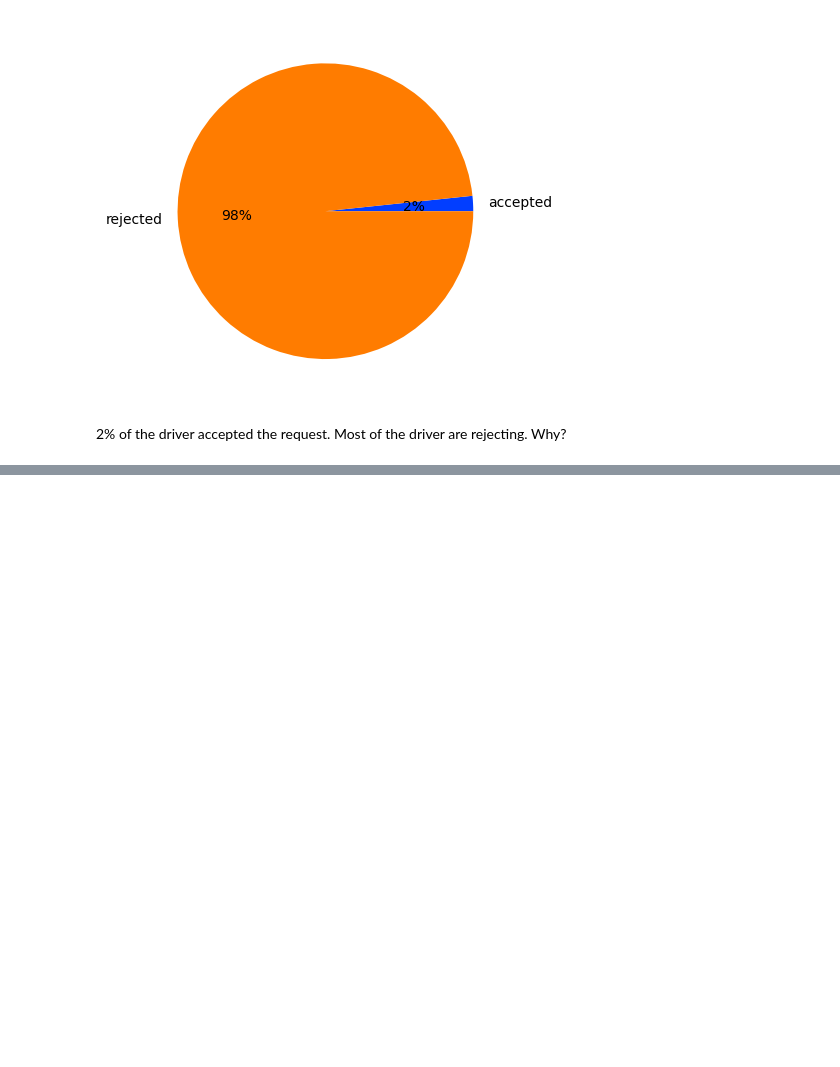
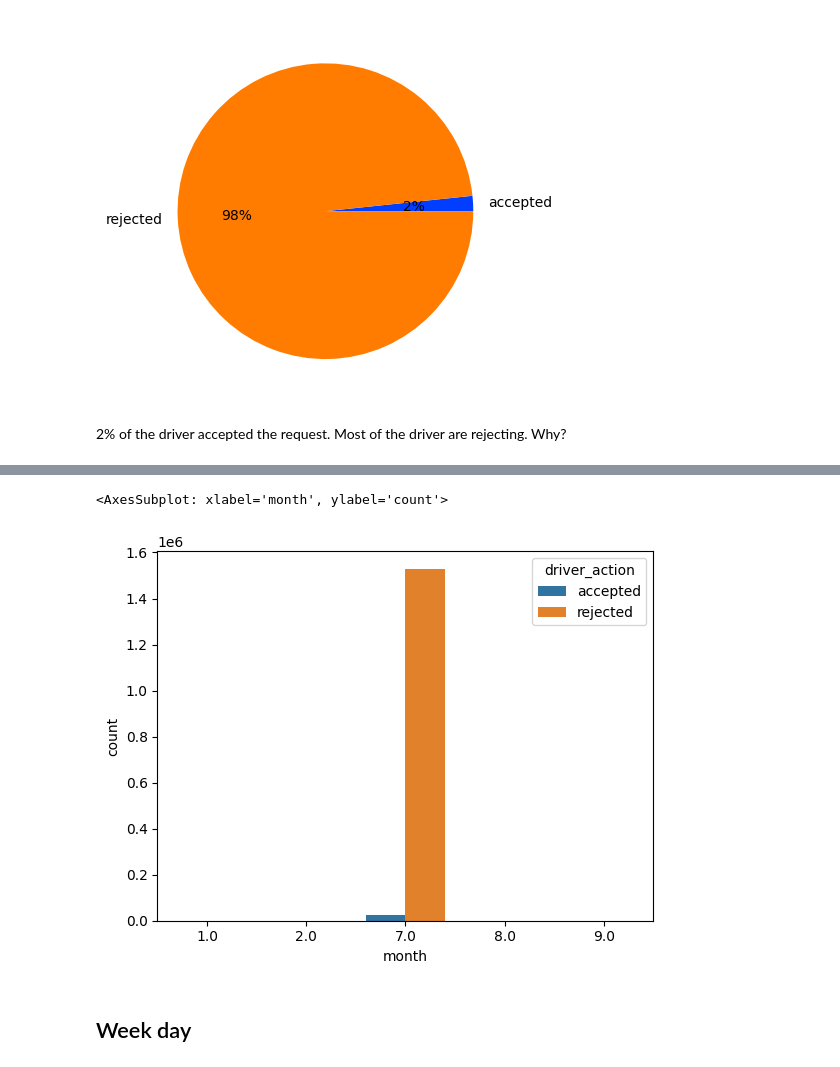
Before and after one commit to degagawolde/delivery-drivers-location-optimisation-with-causal-inference, a Jupyter notebook: notebooks/data_visualization.ipynb, the cells around one changed output, grey strips where cells are left out. Cells and saved outputs as stored; diff of their text form; code cells hidden in the pictures; blank space fills up the shorter version.

```diff
--- a/notebooks/data_visualization.ipynb
+++ b/notebooks/data_visualization.ipynb
@@ -78,0 +89,4 @@ plt.show()
+# %%
+df_acc = df.groupby(['driver_action','month']).agg(
+    {'driver_action':['count']}).reset_index()
+df_acc
@@ -78,0 +105,15 @@ plt.show()
+# %%
+df_acc_new = pd.DataFrame()
+df_acc_new['count'] = df_acc['driver_action']['count']
+df_acc_new['driver_action'] = df_acc['driver_action']['']
+df_acc_new['month'] = df_acc['month']
+# %%
+sns.barplot(
+    data=df_acc_new,
+    x="month", y="count", hue="driver_action"
+)
+# %% [output]
+<AxesSubplot: xlabel='month', ylabel='count'>
+[figure, added]
+# %% [markdown]
+## Week day
```
Also changed, not shown: parts of 14 cells of this notebook, 4 other files.
